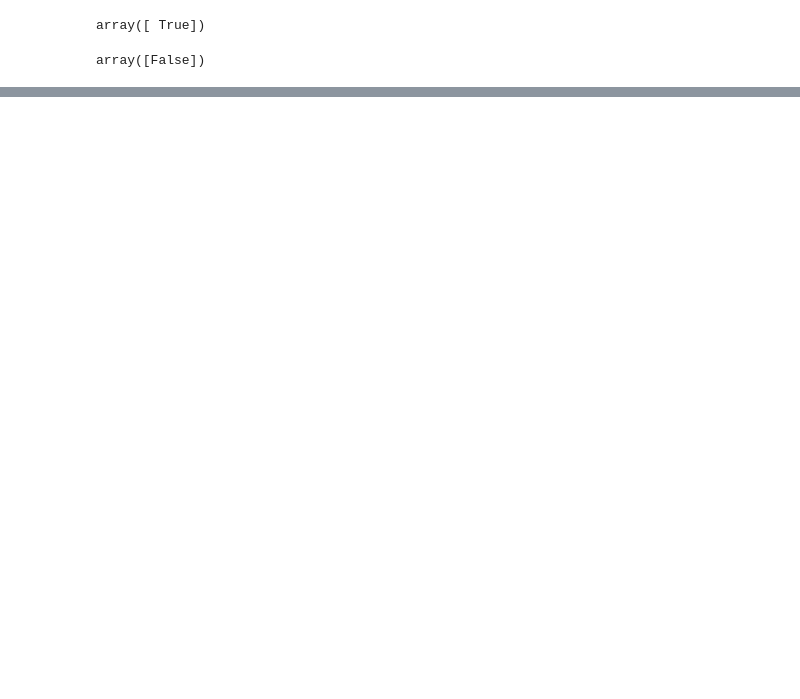
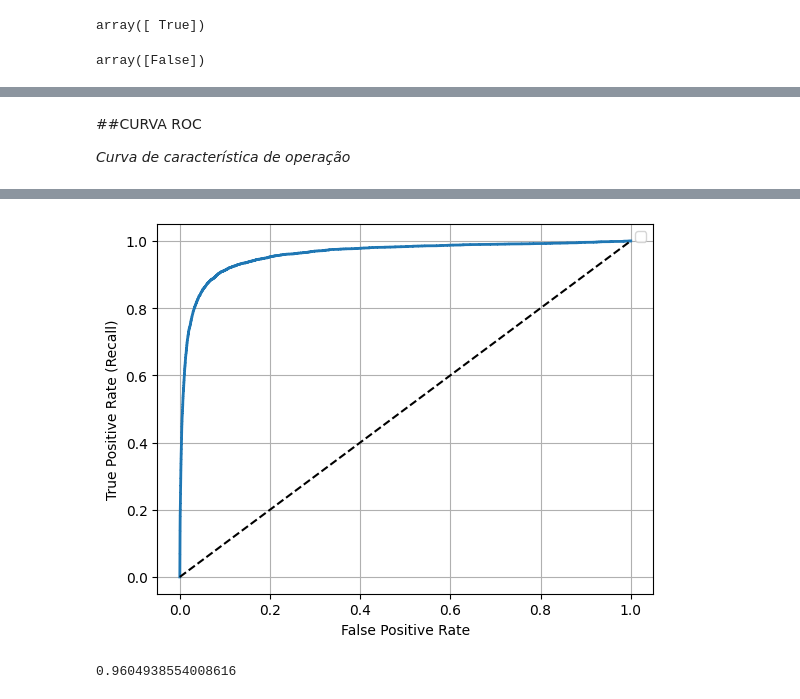
Before and after one commit to Hentonybarboza/MNIST, a Jupyter notebook: MNIST2.ipynb, the cells around one changed output, grey strips where cells are left out. Cells and saved outputs as stored; diff of their text form; code cells hidden in the pictures; blank space fills up the shorter version.

Commit message:
Curva ROC e área sobre a curva

```diff
--- a/MNIST2.ipynb
+++ b/MNIST2.ipynb
@@ -156,0 +157,20 @@ plt.show()
+# %% [markdown]
+##CURVA ROC
+
+*Curva de característica de operação*
+# %%
+#A curva roc plota a taxa de verdadeiros postitivos(TPR) em relação a taxa de falsos positivos (FPR)
+from sklearn.metrics import roc_curve
+fpr, tpr, threshold = roc_curve(y_train_5, y_scores)
+
+def plot_roc_curve(fpr, tpr, label = None):
+  plt.plot(fpr, tpr, linewidth = 2, label =label)
+  plt.plot([0,1], [0,1], 'k--')#linha diagonal tracejada
+  plt.xlabel('False Positive Rate')
+  plt.ylabel('True Positive Rate (Recall)')
+  plt.legend()
+  plt.grid()
+  plt.show()
+# %%
+plot_roc_curve(fpr, tpr)
+# %% [output]
@@ -156,0 +178,10 @@ plt.show()
+[figure, added]
+# %%
+#Uma forma de comparar modelos é calculando a área sob a curva ROC (AUC)
+#Um classificador perfeito terá uma área sob a curva = 1
+# Um classificador aleatório terá uma AUC = 0,5
+
+from sklearn.metrics import roc_auc_score
+roc_auc_score(y_train_5, y_scores)
+# %% [output]
+0.9604938554008616
```
Also changed, not shown: parts of 11 cells of this notebook.
